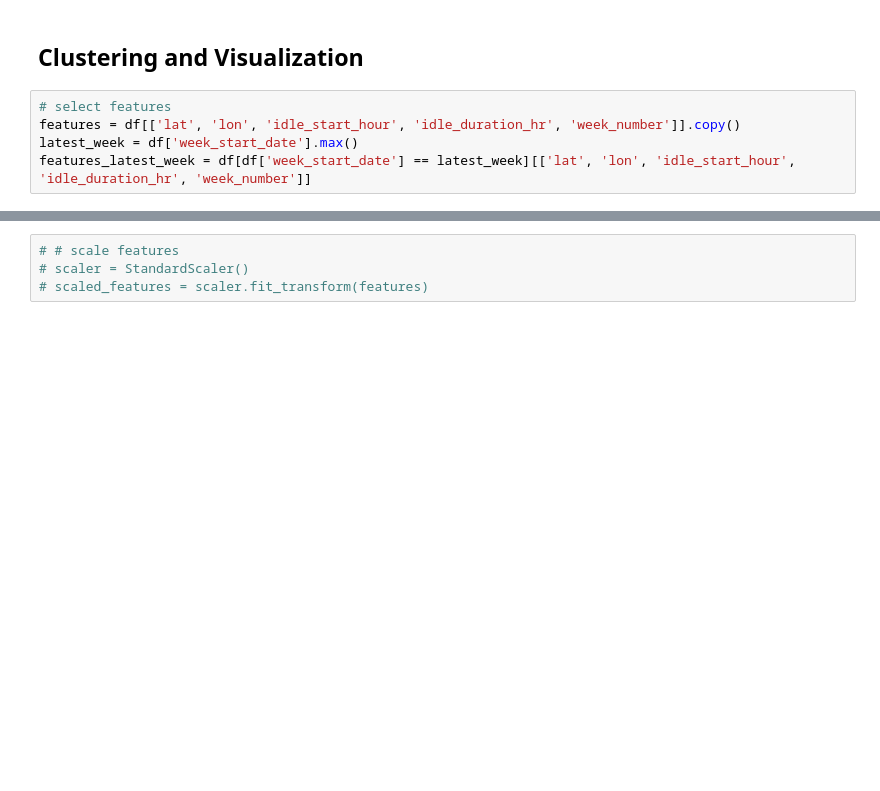
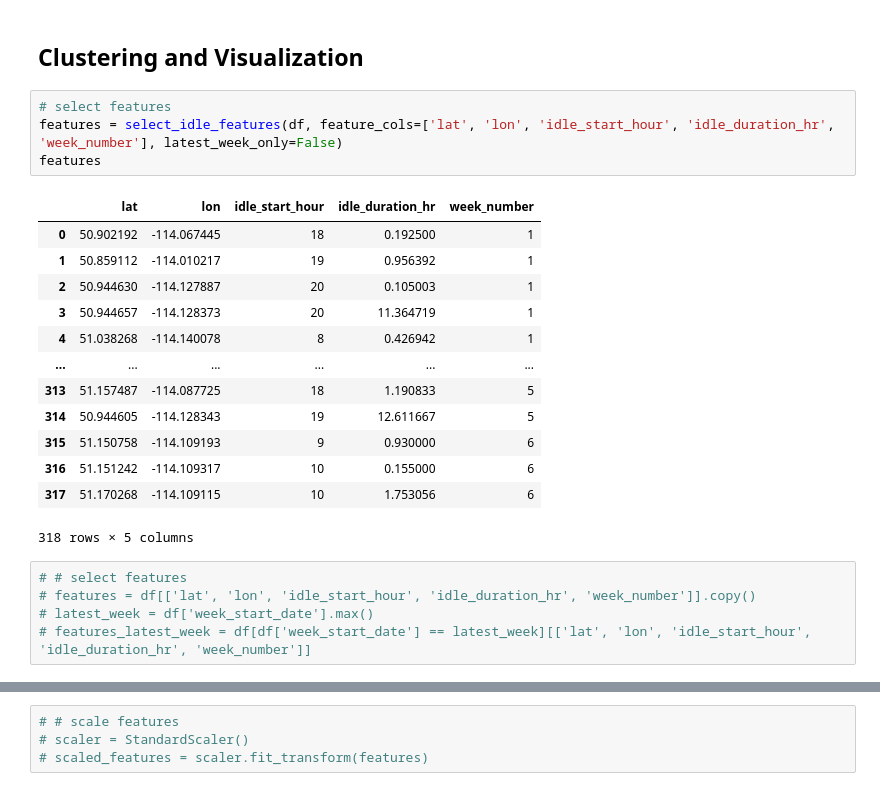
Before and after one commit to GitBaro/LHL-Final-Project-Natural-Downtime, a Jupyter notebook: notebooks/Setup.ipynb, the cells around one changed output, grey strips where cells are left out. Cells and saved outputs as stored; diff of their text form; blank space fills up the shorter version.

```diff
--- a/notebooks/Setup.ipynb
+++ b/notebooks/Setup.ipynb
@@ -104,10 +104,28 @@ df
 # df['lon'] = df['idle_location_x'] / 1e7
 # %% [markdown]
 ## Clustering and Visualization
+# %%
+# select features
+features = select_idle_features(df, feature_cols=['lat', 'lon', 'idle_start_hour', 'idle_duration_hr', 'week_number'], latest_week_only=False)
+features
+# %% [output]
+|  | lat | lon | idle_start_hour | idle_duration_hr | week_number |
+| 0 | 50.902192 | -114.067445 | 18 | 0.192500 | 1 |
+| 1 | 50.859112 | -114.010217 | 19 | 0.956392 | 1 |
+| 2 | 50.944630 | -114.127887 | 20 | 0.105003 | 1 |
+| 3 | 50.944657 | -114.128373 | 20 | 11.364719 | 1 |
+| 4 | 51.038268 | -114.140078 | 8 | 0.426942 | 1 |
+| ... | ... | ... | ... | ... | ... |
+| 313 | 51.157487 | -114.087725 | 18 | 1.190833 | 5 |
+| 314 | 50.944605 | -114.128343 | 19 | 12.611667 | 5 |
+| 315 | 51.150758 | -114.109193 | 9 | 0.930000 | 6 |
+| 316 | 51.151242 | -114.109317 | 10 | 0.155000 | 6 |
+| 317 | 51.170268 | -114.109115 | 10 | 1.753056 | 6 |
+318 rows × 5 columns
 # %%
-# select features
-features = df[['lat', 'lon', 'idle_start_hour', 'idle_duration_hr', 'week_number']].copy()
-latest_week = df['week_start_date'].max()
-features_latest_week = df[df['week_start_date'] == latest_week][['lat', 'lon', 'idle_start_hour', 'idle_duration_hr', 'week_number']]
+# # select features
+# features = df[['lat', 'lon', 'idle_start_hour', 'idle_duration_hr', 'week_number']].copy()
+# latest_week = df['week_start_date'].max()
+# features_latest_week = df[df['week_start_date'] == latest_week][['lat', 'lon', 'idle_start_hour', 'idle_duration_hr', 'week_number']]
 # %%
 features = cluster_downtime(features)
```
Also changed, not shown: parts of 32 cells of this notebook, 4 other files.
